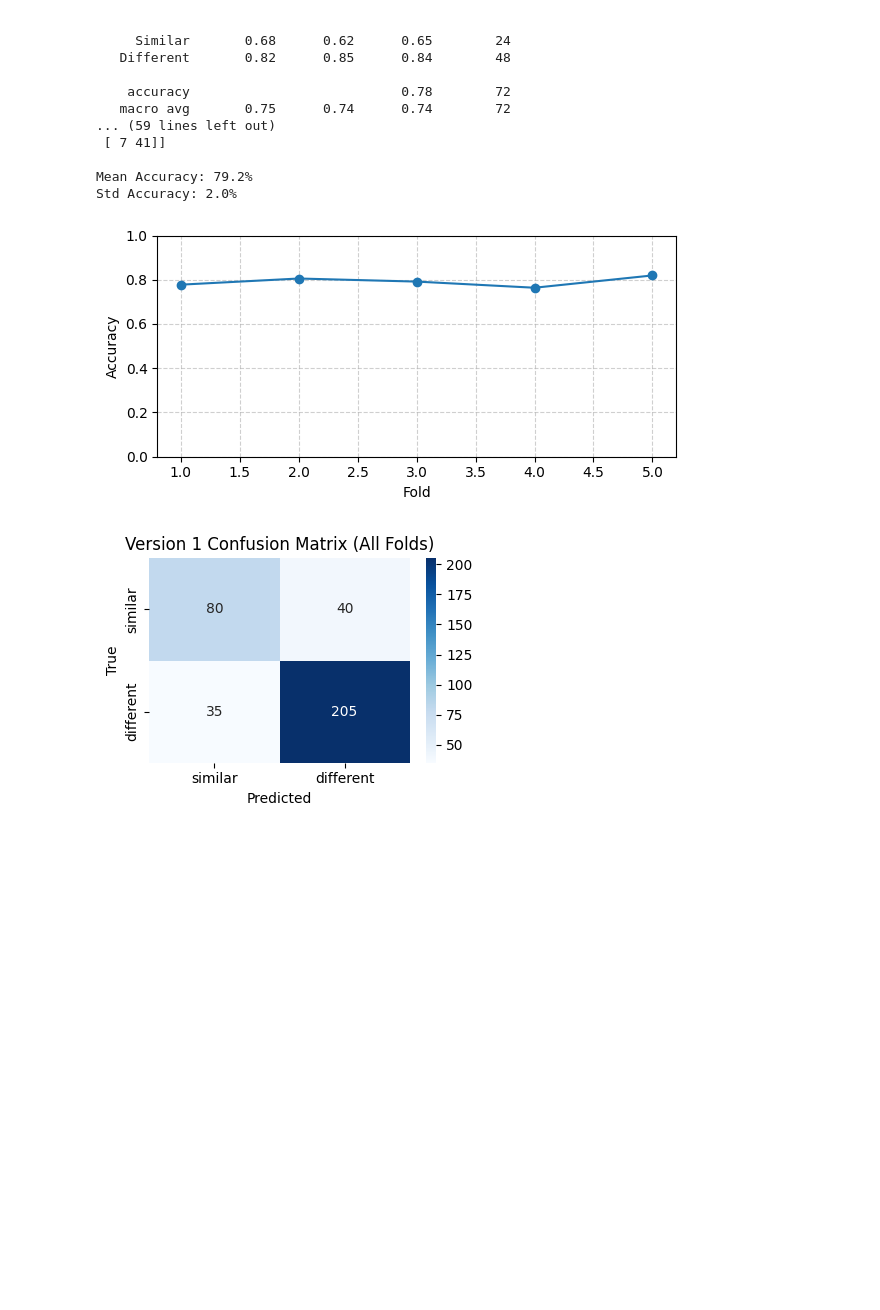
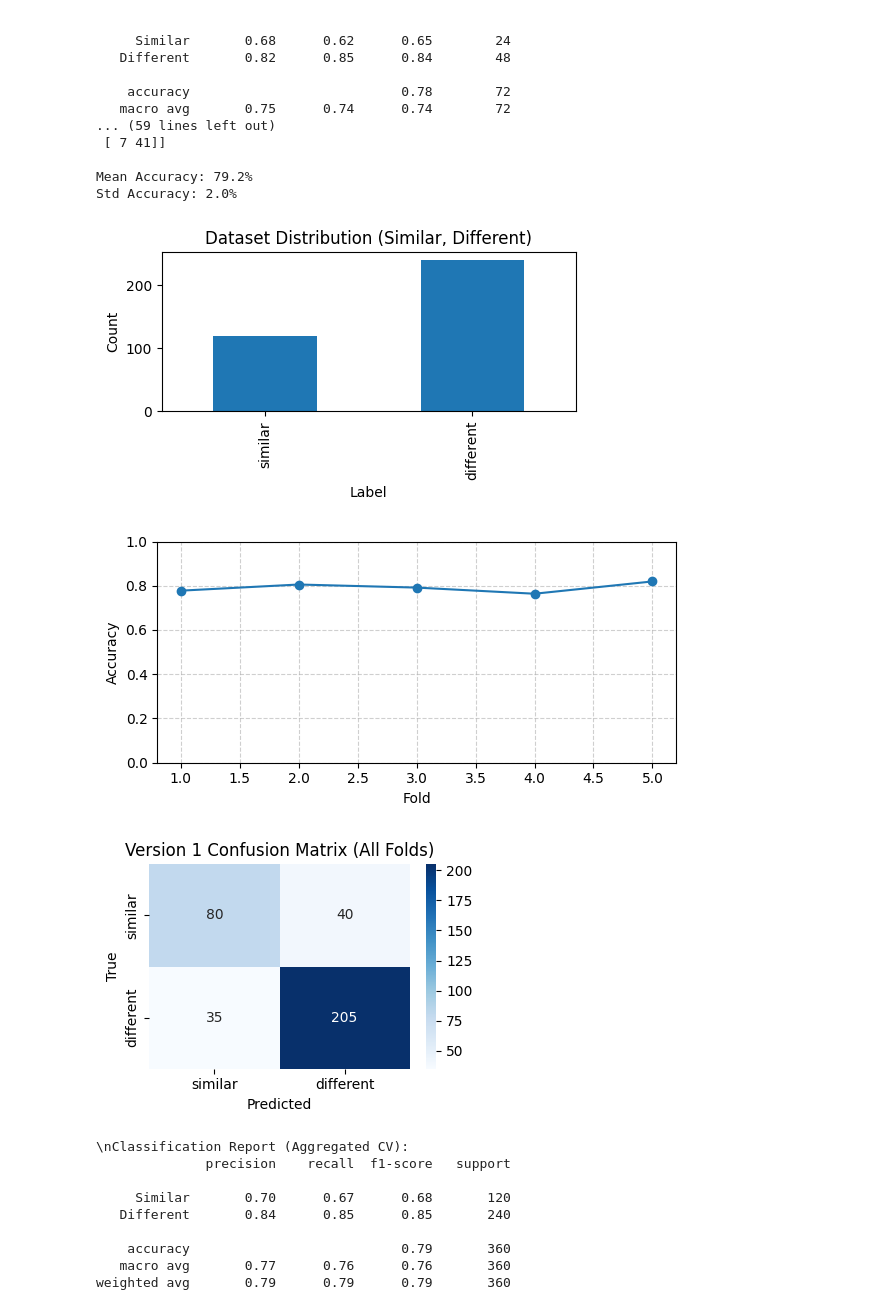
Before and after one commit to ThanhNo0308/VisualTesting, a Jupyter notebook: visualtesting/ver_1.ipynb, the cells around one changed output. Drawn from its saved outputs; the diff is of its cells as text; code cells hidden in the pictures; blank space fills up the shorter version.

```diff
--- a/visualtesting/ver_1.ipynb
+++ b/visualtesting/ver_1.ipynb
@@ -39,11 +39,12 @@ def load_cases():
     return cases, groups
 
 class Ver_1_SVM:
-    def __init__(self, C = 1.0, kernel = 'linear'):
+    def __init__(self, C = 1.0, kernel = 'linear', gamma = 'scale'):
         self.scaler = StandardScaler()
         self.model = SVC(
             kernel = kernel,
             C = C,
+            gamma = gamma,
             random_state = 42
         )
         self.map = {'similar': 0, 'different': 1}
@@ -200,39 +201,61 @@ if 'df_v1' not in globals():
     df_v1 = build_feature_df(v1_model, [(a,b,l) for a,b,l in cases], groups)
 
 feat_cols = ['SSIM','Hist','Layout']
+label_order = ['similar','different']
 
 groups_v1 = df_v1['group'].to_numpy()
 assert len(df_v1) == len(groups_v1)
 gkf=GroupKFold(n_splits=5)
 accs=[]; all_true=[]; all_pred=[]
+
+plt.figure(figsize=(5,3))
+df_v1['label'].value_counts().reindex(label_order).plot(kind='bar')
+plt.title('Dataset Distribution (Similar, Different)')
+plt.xlabel('Label')
+plt.ylabel('Count')
+plt.tight_layout()
+plt.show()
 
 for tr, te in gkf.split(df_v1, df_v1['label'], groups_v1):
     Xtr = df_v1.iloc[tr][feat_cols].values
     Xte = df_v1.iloc[te][feat_cols].values
     ytr = df_v1.iloc[tr]['label'].map(v1_model.map).values
     yte_lab = df_v1.iloc[te]['label'].values
     v1_model.scaler.fit(Xtr)
     v1_model.model.fit(v1_model.scaler.transform(Xtr), ytr)
     yp = v1_model.model.predict(v1_model.scaler.transform(Xte))
     yp_lab = np.where(yp==0, 'similar', 'different')
     accs.append(accuracy_score(yte_lab, yp_lab))
     all_true.extend(yte_lab)
     all_pred.extend(yp_lab)
 
 plt.figure(figsize=(6,3))
 plt.plot(range(1,len(accs)+1), accs, marker='o')
 plt.xlabel('Fold'); plt.ylabel('Accuracy')
 plt.ylim(0,1); plt.grid(ls='--',alpha=.6)
 plt.tight_layout()
 plt.show()
 
 cm=confusion_matrix(all_true, all_pred, labels=['similar','different'])
 plt.figure(figsize=(4,3))
 sns.heatmap(cm, annot=True, fmt='d', cmap='Blues', xticklabels=['similar','different'], yticklabels=['similar','different'])
 plt.title('Version 1 Confusion Matrix (All Folds)')
 plt.xlabel('Predicted'); plt.ylabel('True')
 plt.tight_layout()
 plt.show()
+
+print('\\nClassification Report (Aggregated CV):')
+print(classification_report(all_true, all_pred, labels=label_order, target_names=['Similar','Different']))
 # %% [output]
-[figure, old version]
+[figure, new version]
-[figure, old version]
+[figure, new version]
+[figure, added]
+\nClassification Report (Aggregated CV):
+              precision    recall  f1-score   support
+
+     Similar       0.70      0.67      0.68       120
+   Different       0.84      0.85      0.85       240
+
+    accuracy                           0.79       360
+   macro avg       0.77      0.76      0.76       360
+weighted avg       0.79      0.79      0.79       360
```
Also changed, not shown: 19 other files.
